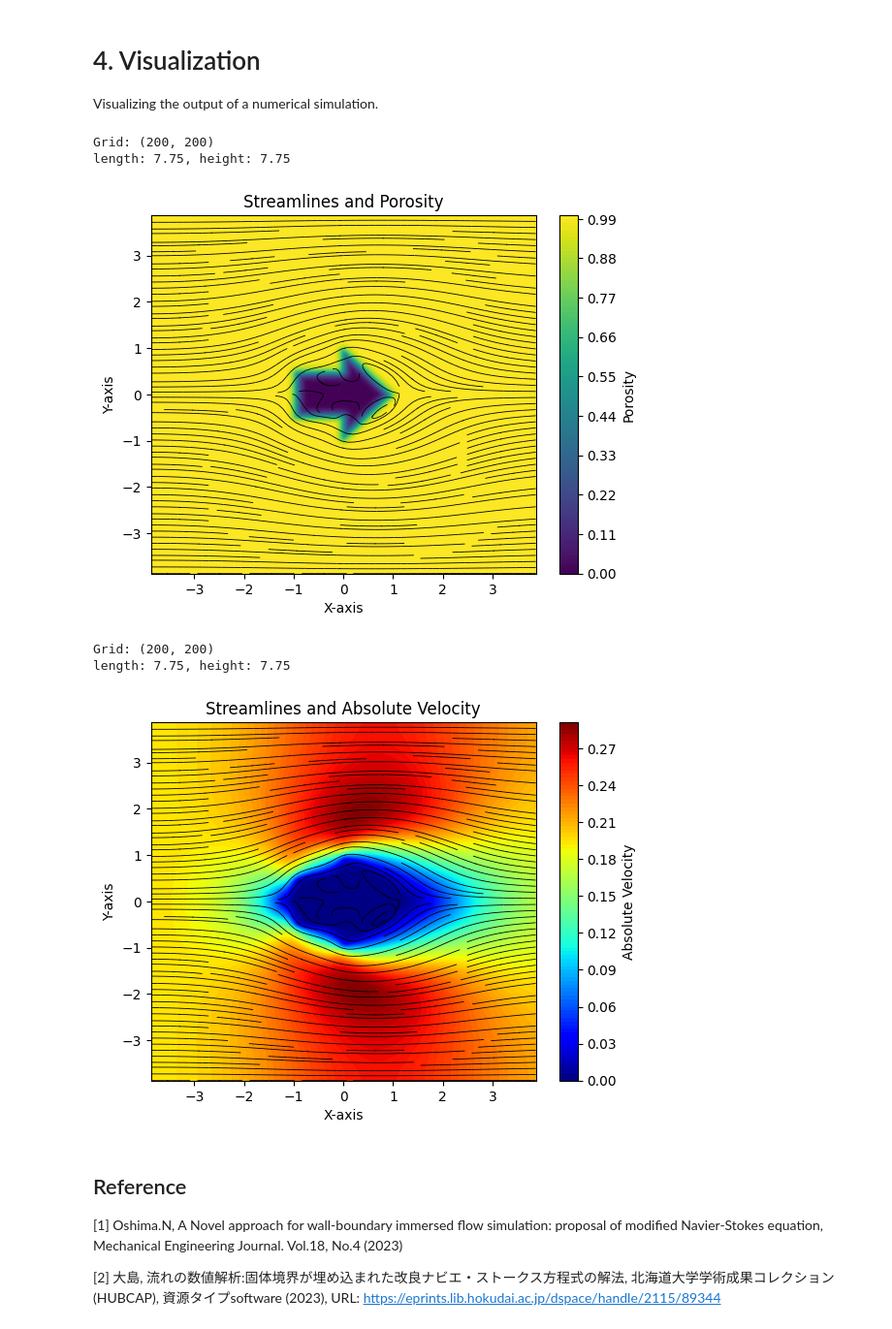
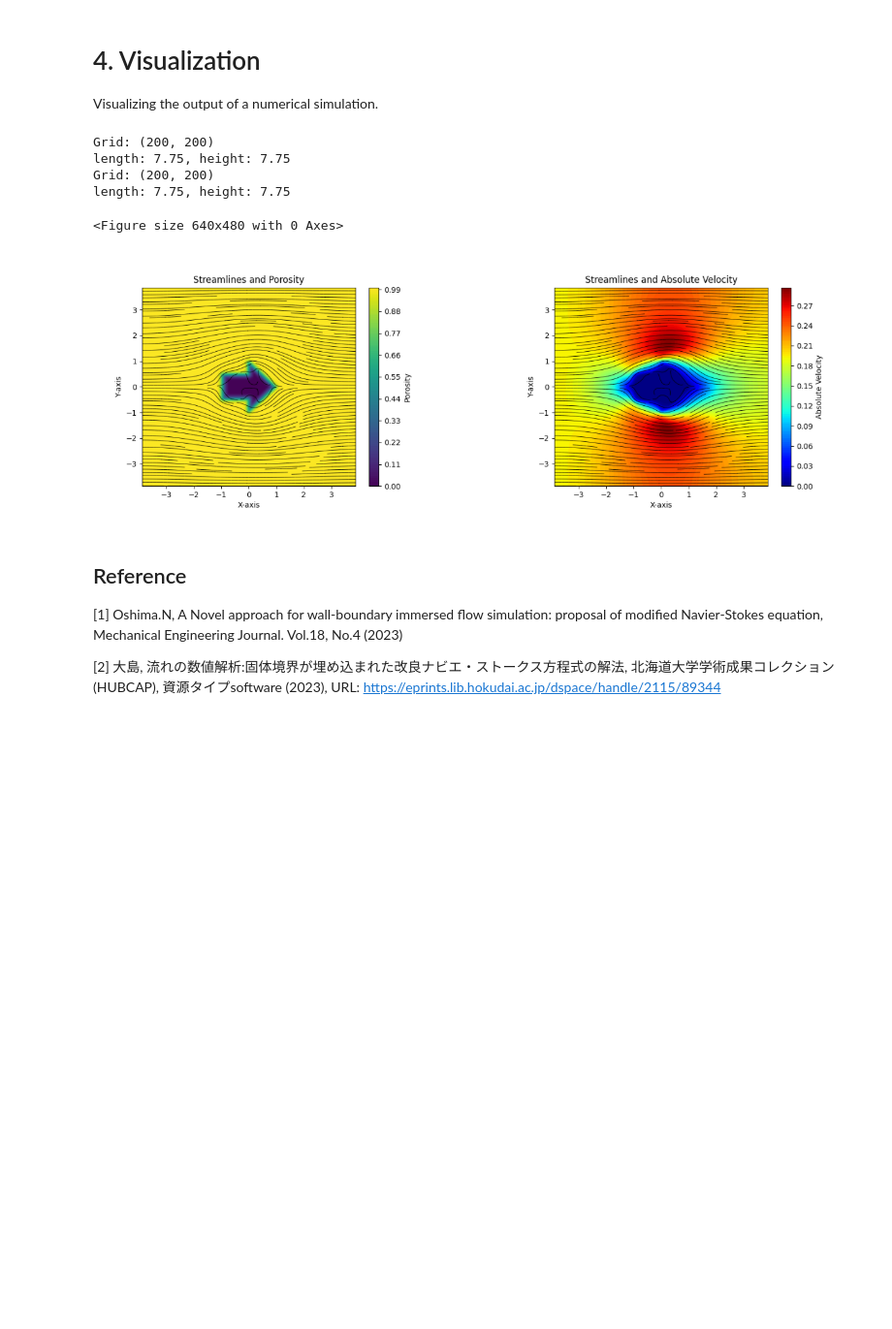
Before and after one commit to nobu-n2002/CFD2023_image_processing, a Jupyter notebook: ibm_image_processing_PythonSolverVer.ipynb, the cells around one changed output. Shown at 97% size. Drawn from its saved outputs; the diff is of its cells as text; code cells hidden in the pictures; blank space fills up the shorter version.

```diff
--- a/ibm_image_processing_PythonSolverVer.ipynb
+++ b/ibm_image_processing_PythonSolverVer.ipynb
@@ -575,7 +572,9 @@ def SignedDistanceFieldPorosity(img, thickness, resolution):
     # plt.show()
     # plt.cla()
 
-    resized_sd = cv2.resize(sd, (int(w * scale_factor), int(h * scale_factor)), cv2.INTER_LINEAR) * scale_factor
+    d = int(max(w*scale_factor,h * scale_factor))
+    # resized_sd = cv2.resize(sd, (int(w * scale_factor), int(h * scale_factor)), cv2.INTER_LINEAR) * scale_factor
+    resized_sd = cv2.resize(sd, (d, d), cv2.INTER_LINEAR) * scale_factor
     porosity = np.tanh(resized_sd/thickness) * 0.5 + 0.5
 
     return porosity
@@ -634,14 +633,14 @@ with open('porosity.csv', "w") as file:
     file.write("x,y,porosity\n")
 
     # Write data
-    for j in range(1, h_resized+1):
-        for i in range(1, w_resized+1):
+    for j in range(1, w_resized+1):
+        for i in range(1, h_resized+1):
             file.write(f"{int(i)}, {int(j)}, {(max(small,porosity[i-1, j-1])):.5f}\n")
 
 with open('process.txt', 'w', encoding='utf-8') as f:
     f.write('---------------- Processing Results ----------------\n')
     f.write(f'Setting resolution  = {porosity.size}, {porosity.shape}\n')
-    f.write(f'Porosity resolution = {(porosity.shape[0]-1)*porosity.shape[1]}, {porosity[1:,:].shape}\n')
+    f.write(f'Porosity resolution = {porosity.shape[0]*porosity.shape[1]}, {porosity.shape}\n')
     f.write(f'Threshold     : {threshold}\n')
     f.write(f'Minimum value : {small}\n')
     f.write(f'Shade factor  : {shade_factor}\n')
@@ -1364,6 +1363,8 @@ program finished
 Visualizing the output of a numerical simulation.
 # %%
 # @title Visualization
+from PIL import Image
+
 def streamlines(filename="output_solution.csv", num=0, streamlines_enable=True, savefig=True, filename_save='streamlines.png'):
     """
     Plot streamlines and contour plots from simulation data.
@@ -1410,6 +1411,7 @@ def streamlines(filename="output_solution.csv", num=0, streamlines_enable=True,
     v = data['v'].values.reshape((m, n))
     p = data['p'].values.reshape((m, n))
     porosity = data['porosity'].values.reshape((m, n))
+
 
     u_fluid = u*porosity
     v_fluid = v*porosity
@@ -1439,38 +1441,53 @@ def streamlines(filename="output_solution.csv", num=0, streamlines_enable=True,
         contour = plt.contourf(X, Y, abs_velocity_fluid, 100, cmap='jet', alpha=1.0)
 
     if streamlines_enable:
         streamlines = plt.streamplot(X, Y, u_fluid, v_fluid, density=2, color='k', linewidth=0.6, arrowstyle='-', arrowsize=1.0)
         title += f'Streamlines and '
 
     title += f'{background[num]}'
 
     cbar = plt.colorbar(contour)
     cbar.set_label(background[num])
 
     # Title and axis labels
     plt.title(title)
     plt.xlabel('X-axis')
     plt.ylabel('Y-axis')
 
     # Display the grid
     plt.grid(False)
 
     # Save the figure
     if savefig:
         plt.savefig(filename_save)
 
     # Show the plot
-    plt.show()
+    # plt.show()
+    plt.clf()
 
 streamlines(filename="output_solution.csv", num=0, streamlines_enable=True, savefig=True, filename_save='./output/streamlines_porosity.png')
 streamlines(filename="output_solution.csv", num=1, streamlines_enable=True, savefig=True, filename_save='./output/streamlines_absVelocity.png')
+
+image_paths = ['./output/streamlines_porosity.png','./output/streamlines_absVelocity.png']
+
+fig, axes = plt.subplots(1, 2, figsize=(16, 8))
+
+img1 = Image.open(image_paths[0])
+axes[0].imshow(img1)
+axes[0].axis('off')
+
+img2 = Image.open(image_paths[1])
+axes[1].imshow(img2)
+axes[1].axis('off')
+
+plt.show()
 # %% [output]
 Grid: (200, 200)
 length: 7.75, height: 7.75
+Grid: (200, 200)
+length: 7.75, height: 7.75
+<Figure size 640x480 with 0 Axes>
-[figure, old version]
+[figure, new version]
-Grid: (200, 200)
-length: 7.75, height: 7.75
-[figure, removed]
 # %%
 # @title Zip output file for download
 %mkdir -p download
```
Also changed, not shown: parts of 6 cells of this notebook.
